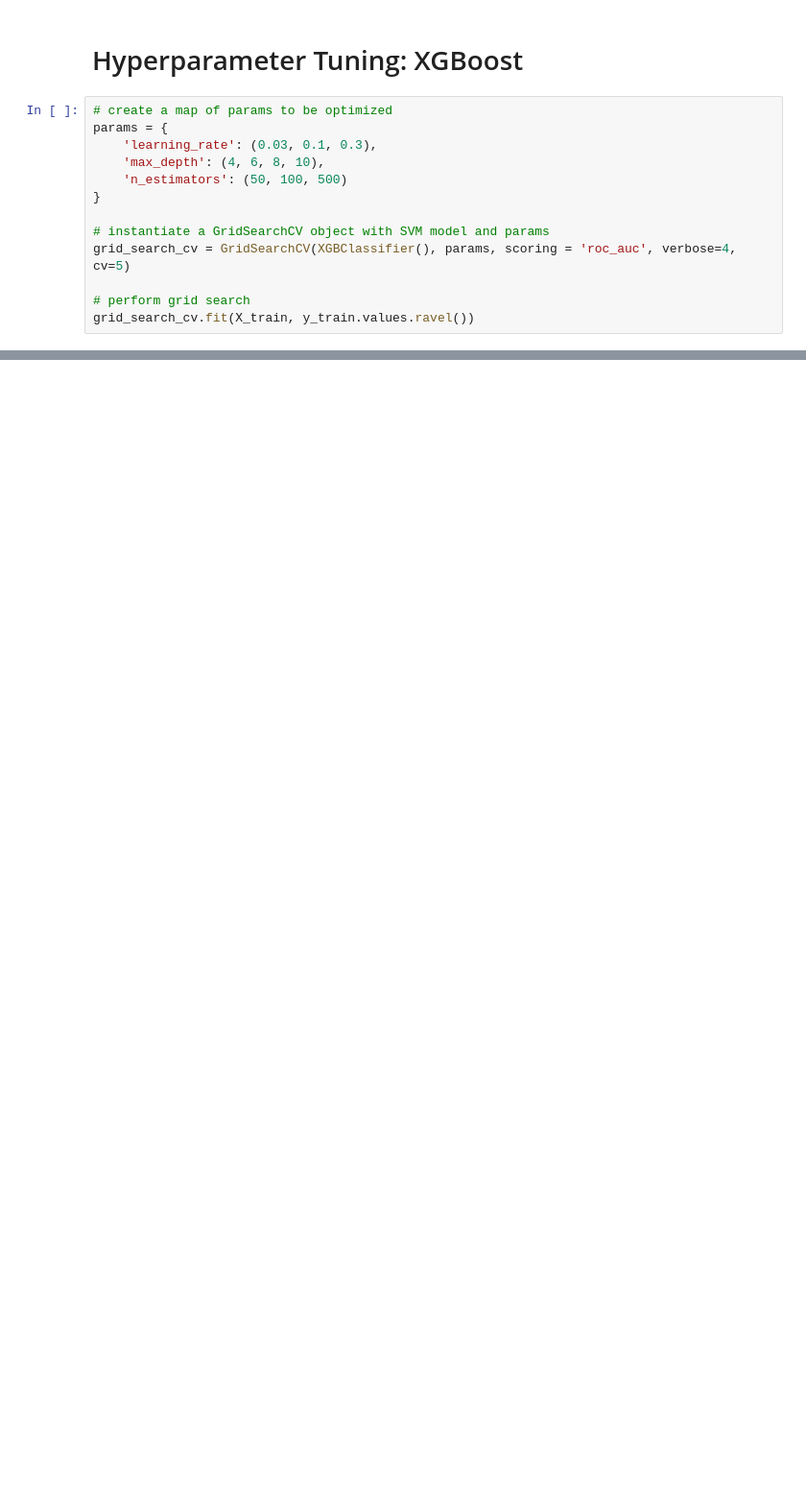
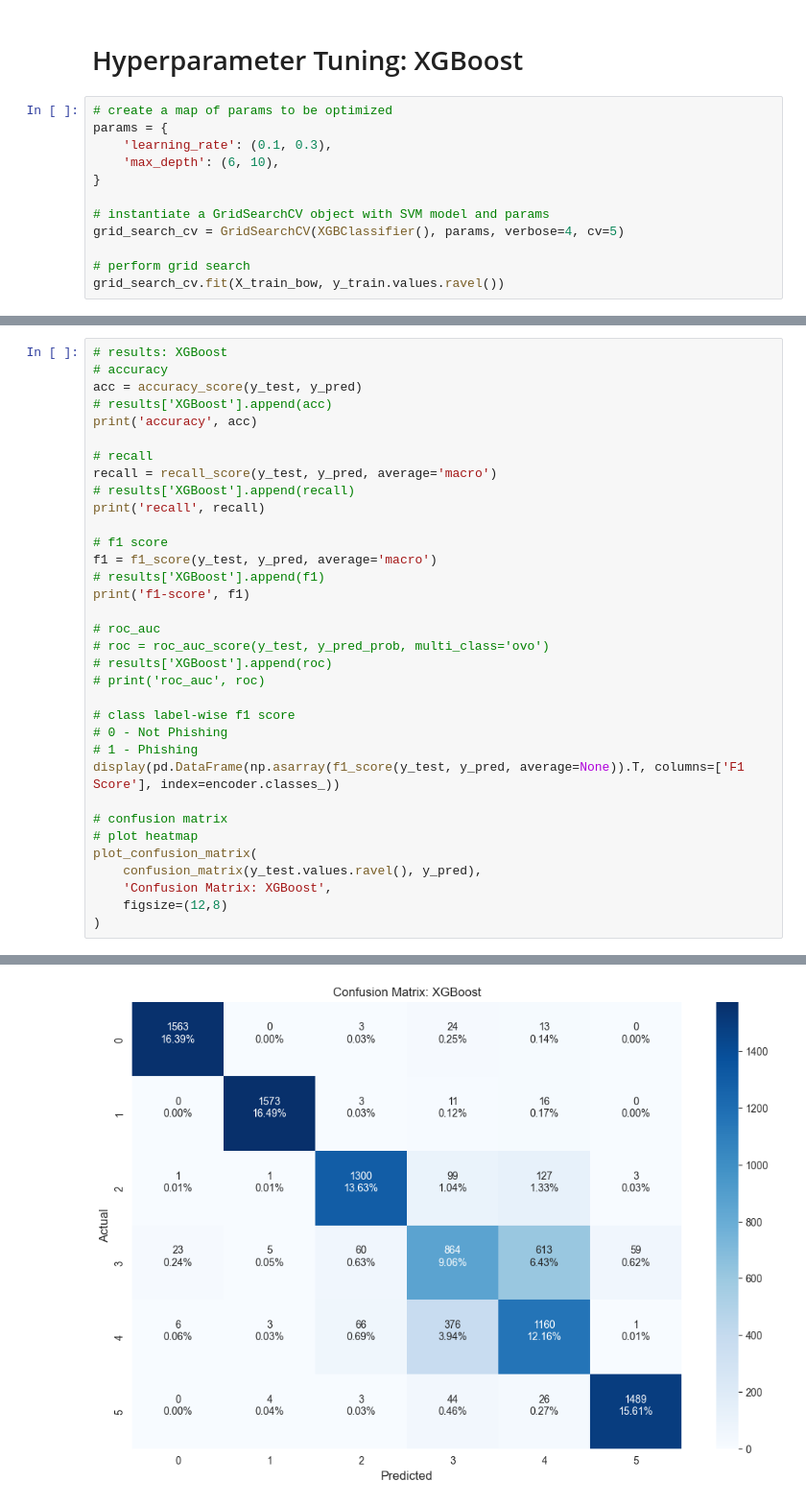
Before and after one commit to leoAshu/cyberbullying-classification, a Jupyter notebook: notebooks/main.ipynb, the cells around one changed output, grey strips where cells are left out. Shown at 96% size. Saved outputs shown, nothing was run; the diff lists cells and outputs as text; blank space fills up the shorter version.

Commit message:
tunes and trains optimized model

```diff
--- a/notebooks/main.ipynb
+++ b/notebooks/main.ipynb
@@ -213,14 +209,13 @@ KeyError: 'abc'
 # %%
 # create a map of params to be optimized
 params = {
-    'learning_rate': (0.03, 0.1, 0.3),
-    'max_depth': (4, 6, 8, 10),
-    'n_estimators': (50, 100, 500)
+    'learning_rate': (0.1, 0.3),
+    'max_depth': (6, 10),
 }
 
 # instantiate a GridSearchCV object with SVM model and params
-grid_search_cv = GridSearchCV(XGBClassifier(), params, scoring = 'roc_auc', verbose=4, cv=5)
+grid_search_cv = GridSearchCV(XGBClassifier(), params, verbose=4, cv=5)
 
 # perform grid search
-grid_search_cv.fit(X_train, y_train.values.ravel())
+grid_search_cv.fit(X_train_bow, y_train.values.ravel())
 # %% [output]
@@ -260,0 +293,35 @@ Name: cyberbullying_type, dtype: int64
+# %%
+# results: XGBoost
+# accuracy
+acc = accuracy_score(y_test, y_pred)
+# results['XGBoost'].append(acc)
+print('accuracy', acc)
+
+# recall
+recall = recall_score(y_test, y_pred, average='macro')
+# results['XGBoost'].append(recall)
+print('recall', recall)
+
+# f1 score
+f1 = f1_score(y_test, y_pred, average='macro')
+# results['XGBoost'].append(f1)
+print('f1-score', f1)
+
+# roc_auc
+# roc = roc_auc_score(y_test, y_pred_prob, multi_class='ovo')
+# results['XGBoost'].append(roc)
+# print('roc_auc', roc)
+
+# class label-wise f1 score
+# 0 - Not Phishing
+# 1 - Phishing
+display(pd.DataFrame(np.asarray(f1_score(y_test, y_pred, average=None)).T, columns=['F1 Score'], index=encoder.classes_))
+
+# confusion matrix
+# plot heatmap
+plot_confusion_matrix(
+    confusion_matrix(y_test.values.ravel(), y_pred),
+    'Confusion Matrix: XGBoost',
+    figsize=(12,8)
+)
+# %% [output]
@@ -260,0 +338 @@ Name: cyberbullying_type, dtype: int64
+[figure, added]
```
Also changed, not shown: parts of 7 cells of this notebook.
